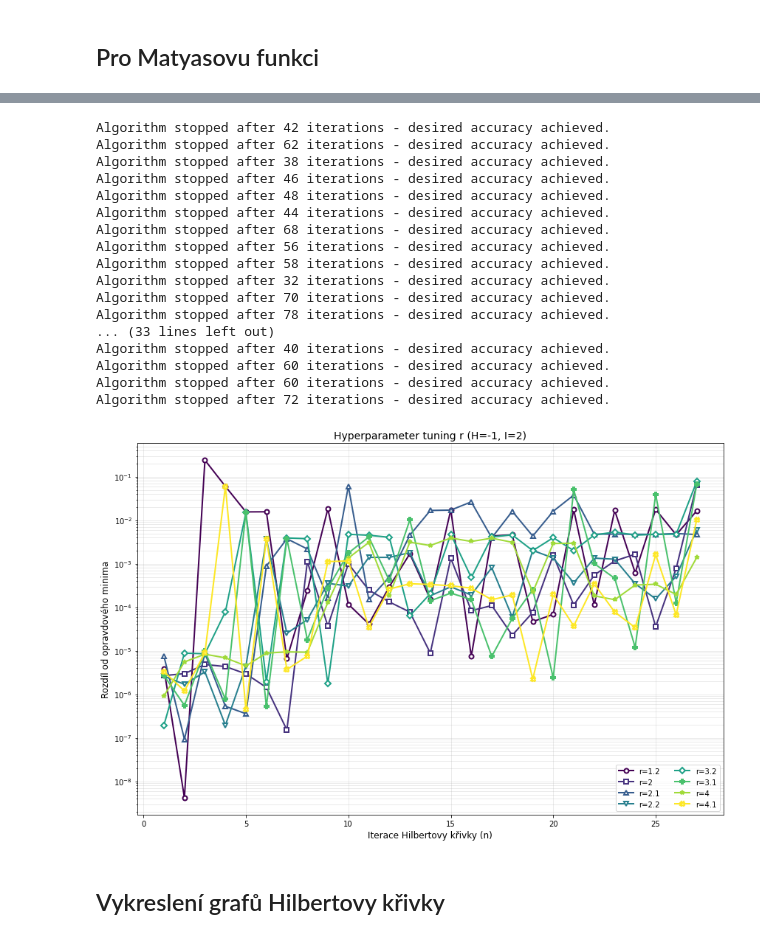
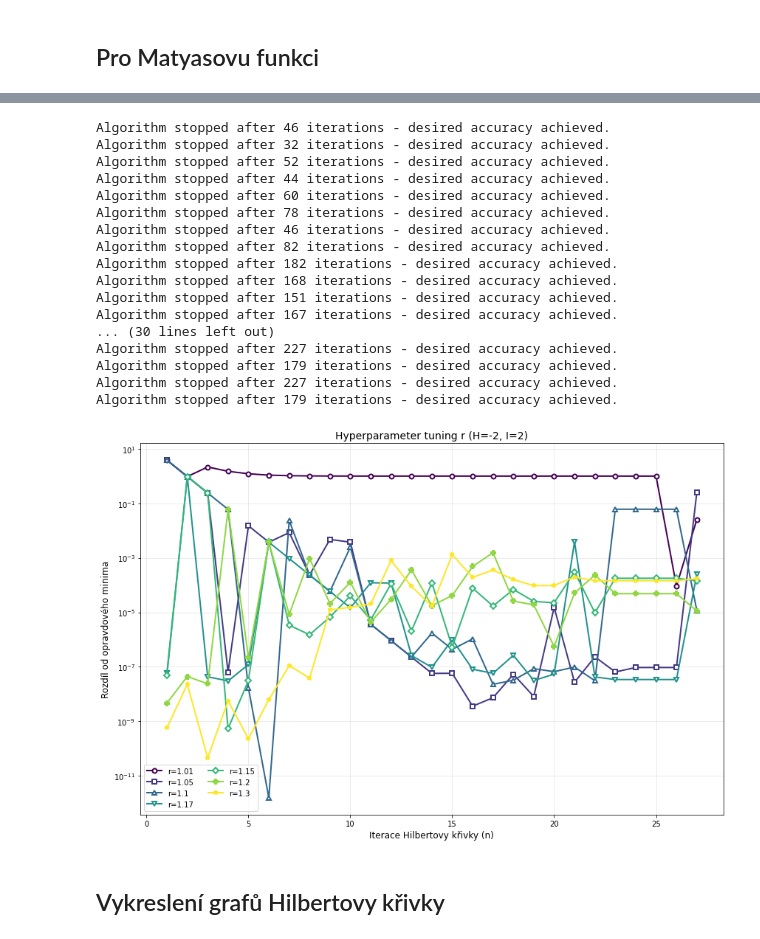
Before and after one commit to NIE0087/BP---prostor-vyplnujici-krivky, a Jupyter notebook: example2D.ipynb, the cells around one changed output, grey strips where cells are left out. Drawn from its saved outputs; the diff is of its cells as text; code cells hidden in the pictures.

```diff
--- a/example2D.ipynb
+++ b/example2D.ipynb
@@ -55,8 +46,7 @@ Point from [2,0,3]: [[0.625]
 true_min1=1.0
 print("Opravdové minimum f = 1.0")
 for n in [2,3,4,5,6,7,8,25]:
-    h2d = Hilbert2D(10)
-    t_min, h_min, f_min, nfev = h2d.find_minimum_mapped(n,0,1,0,1,0, true_min1, ftol=1e-6)
+    t_min, h_min, f_min, nfev = hilbert.find_minimum_mapped(n,0,1,0,1,0, true_min1, ftol=1e-6)
     print(f"precision={n:3d}  =>  t = {t_min:.6f},  h(t) = ({h_min[0]:.4f}, {h_min[1]:.4f}),  f = {f_min:.6f}")
 # %% [output]
 Opravdové minimum f = 1.0
@@ -73,8 +63,7 @@ true_min2=-1.9133
 print("Opravdové minimum f = -1.9133")
 
 for n in [2,3,4,5,6,7,8,10,11,12,13]:
-    h2d = Hilbert2D(10)
-    t_min, h_min, f_min, nfev = h2d.find_minimum_mapped(n,0,1,0,1,1, true_min2, ftol=1e-6)
+    t_min, h_min, f_min, nfev = hilbert.find_minimum_mapped(n,0,1,0,1,1, true_min2, ftol=1e-6)
     print(f"precision={n:3d}  =>  t = {t_min:.6f},  h(t) = ({h_min[0]:.4f}, {h_min[1]:.4f}),  f = {f_min:.6f}")
 # %% [output]
 Opravdové minimum f = -1.9133
@@ -93,8 +82,7 @@ precision= 13  =>  t = 0.859457,  h(t) = (0.6396, 0.2500),  f = 1.594204
 true_min3=0.0
 print("Opravdové minimum f = 0.0")
 for n in [2,3,4,5,6,7,8]:
-    h2d = Hilbert2D(10)
-    t_min, h_min, f_min, nfev = h2d.find_minimum_mapped(n,0,1,0,1,2, true_min3, ftol=1e-6)
+    t_min, h_min, f_min, nfev = hilbert.find_minimum_mapped(n,0,1,0,1,2, true_min3, ftol=1e-6)
     print(f"precision={n:3d}  =>  t = {t_min:.6f},  h(t) = ({h_min[0]:.4f}, {h_min[1]:.4f}),  f = {f_min:.6f}")
 # %% [output]
 Opravdové minimum f = 0.0
@@ -118,13 +158,12 @@ true_min1=1.0
 # %%
 
 
-h2d = Hilbert2D(50)
 I = 2
 H = -1
-r = 1.1
+r = 1.01
 eps = 1e-8
 N_vals = [1,2,3,4,5,6,7,8,9,10,11,12,13,14,15,16,17,18,19,20,21,22,23,24,25,26,27]
-max_iter = 350
+max_iter = 200
 
 df = h2d.compare_algorithms(H, I, r, eps, max_iter, N_vals, x_min1, x_max1, y_min1, y_max1, 0, true_min1)
 # %% [output]
@@ -411,26 +472,26 @@ print(comparison_df)
 25  26         7.07  367.766021  357.399598
 26  27         7.07  269.593582  997.311832
 # %%
-h2d.hyperparameter_tuning_r(r_values=[1.2,2,2.1,2.2,3.2,3.1,4,4.1],H=-1,I=2,eps=1e-5,max_iter=150, N_vals=[1,2,3,4,5,6,7,8,9,10,11,12,13,14,15,16,17,18,19,20,21,22,23,24,25,26,27], whatFunc=2, true_min=true_min3)
+h2d.hyperparameter_tuning_r(r_values=[1.01,1.05,1.1,1.17,1.15,1.2,1.3],H=-2,I=2,eps=1e-7,max_iter=250, N_vals=[1,2,3,4,5,6,7,8,9,10,11,12,13,14,15,16,17,18,19,20,21,22,23,24,25,26,27], whatFunc=2, true_min=true_min3)
 # %% [output]
-Algorithm stopped after 42 iterations - desired accuracy achieved.
-Algorithm stopped after 62 iterations - desired accuracy achieved.
-Algorithm stopped after 38 iterations - desired accuracy achieved.
 Algorithm stopped after 46 iterations - desired accuracy achieved.
-Algorithm stopped after 48 iterations - desired accuracy achieved.
+Algorithm stopped after 32 iterations - desired accuracy achieved.
+Algorithm stopped after 52 iterations - desired accuracy achieved.
 Algorithm stopped after 44 iterations - desired accuracy achieved.
-Algorithm stopped after 68 iterations - desired accuracy achieved.
-Algorithm stopped after 56 iterations - desired accuracy achieved.
-Algorithm stopped after 58 iterations - desired accuracy achieved.
-Algorithm stopped after 32 iterations - desired accuracy achieved.
-Algorithm stopped after 70 iterations - desired accuracy achieved.
+Algorithm stopped after 60 iterations - desired accuracy achieved.
 Algorithm stopped after 78 iterations - desired accuracy achieved.
-... (33 lines left out)
-Algorithm stopped after 40 iterations - desired accuracy achieved.
-Algorithm stopped after 60 iterations - desired accuracy achieved.
-Algorithm stopped after 60 iterations - desired accuracy achieved.
-Algorithm stopped after 72 iterations - desired accuracy achieved.
+Algorithm stopped after 46 iterations - desired accuracy achieved.
+Algorithm stopped after 82 iterations - desired accuracy achieved.
+Algorithm stopped after 182 iterations - desired accuracy achieved.
+Algorithm stopped after 168 iterations - desired accuracy achieved.
+Algorithm stopped after 151 iterations - desired accuracy achieved.
+Algorithm stopped after 167 iterations - desired accuracy achieved.
+... (30 lines left out)
+Algorithm stopped after 227 iterations - desired accuracy achieved.
+Algorithm stopped after 179 iterations - desired accuracy achieved.
+Algorithm stopped after 227 iterations - desired accuracy achieved.
+Algorithm stopped after 179 iterations - desired accuracy achieved.
-[figure, old version]
+[figure, new version]
 # %% [markdown]
 ## Vykreslení grafů Hilbertovy křivky
 # %%
```
Also changed, not shown: parts of 14 cells of this notebook, 6 other files.
